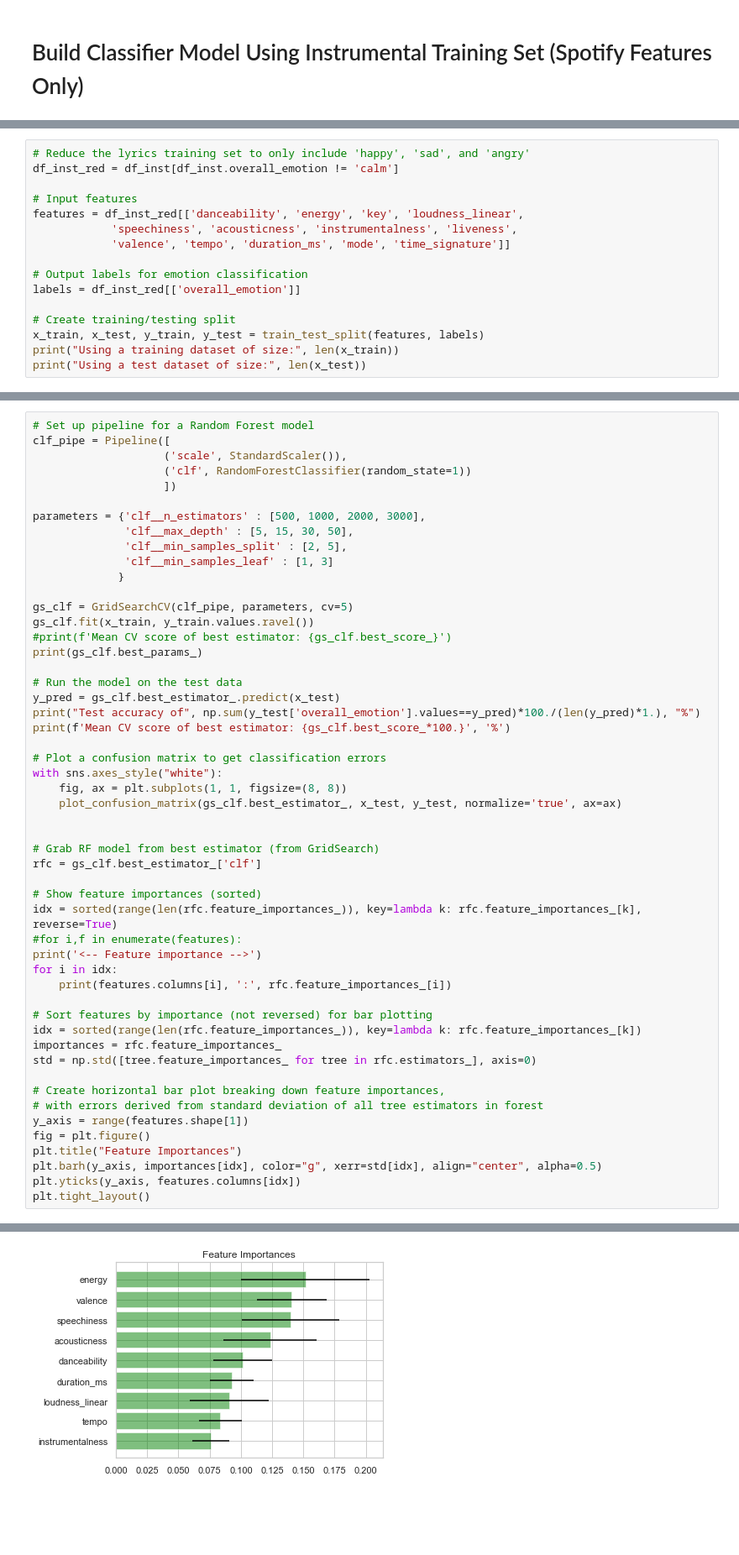
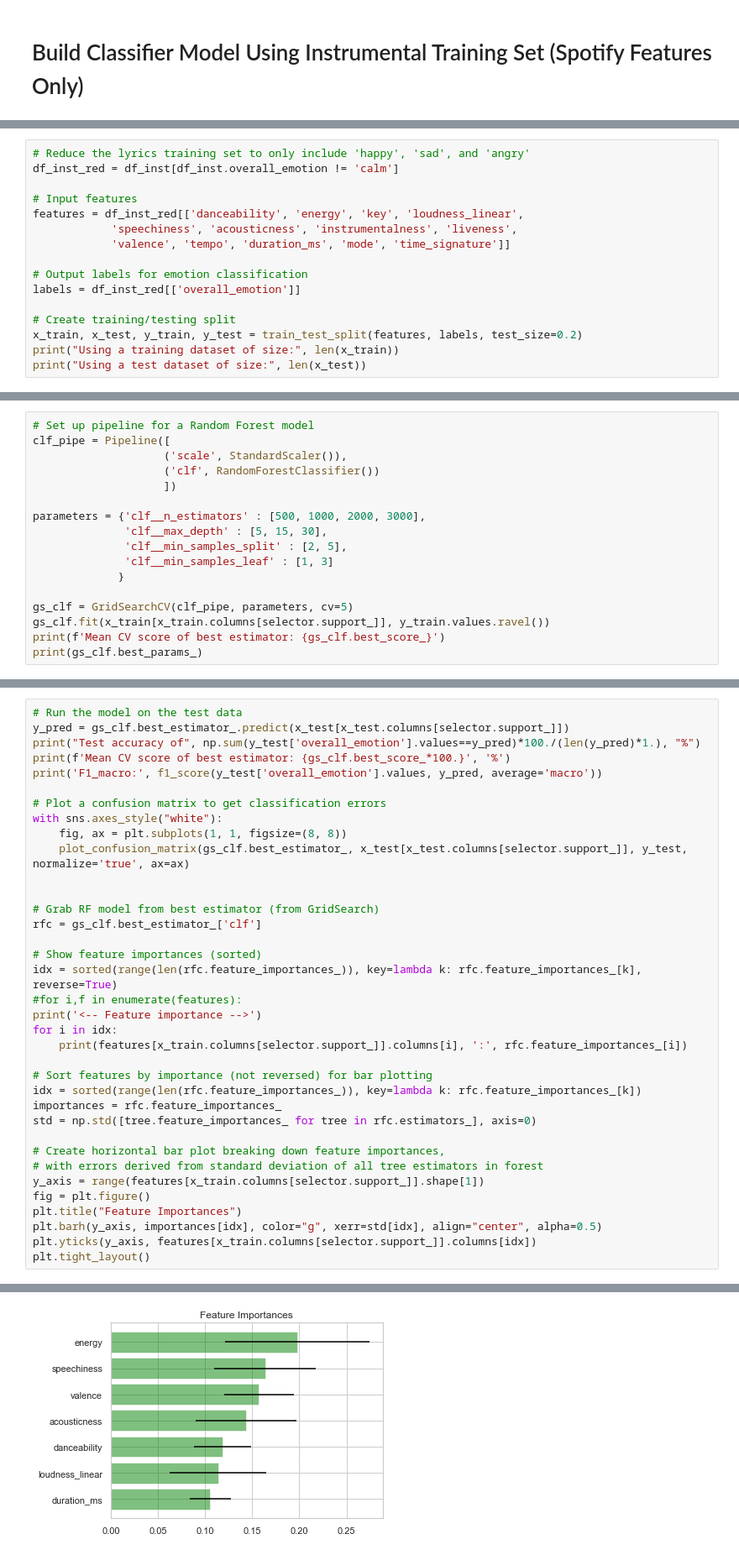
Before and after one commit to jecutter/Emotify_Insight_Project, a Jupyter notebook: Emotify_Project_Dev.ipynb, the cells around one changed output, grey strips where cells are left out. Shown: that part at 84% size. Saved outputs shown, nothing was run; the diff lists cells and outputs as text; blank space fills up the shorter version.

```diff
--- a/Emotify_Project_Dev.ipynb
+++ b/Emotify_Project_Dev.ipynb
@@ -1444,7 +1569,7 @@ features = df_inst_red[['danceability', 'energy', 'key', 'loudness_linear',
 labels = df_inst_red[['overall_emotion']]
 
 # Create training/testing split
-x_train, x_test, y_train, y_test = train_test_split(features, labels)
+x_train, x_test, y_train, y_test = train_test_split(features, labels, test_size=0.2)
 print("Using a training dataset of size:", len(x_train))
 print("Using a test dataset of size:", len(x_test))
 # %% [output]
@@ -1548,0 +1729,17 @@ Mean CV score of best estimator: 63.28522370974967 %
+# %%
+# Set up pipeline for a Random Forest model
+clf_pipe = Pipeline([
+                    ('scale', StandardScaler()),
+                    ('clf', RandomForestClassifier())
+                    ])
+
+parameters = {'clf__n_estimators' : [500, 1000, 2000, 3000],
+              'clf__max_depth' : [5, 15, 30],
+              'clf__min_samples_split' : [2, 5],
+              'clf__min_samples_leaf' : [1, 3]
+             }
+
+gs_clf = GridSearchCV(clf_pipe, parameters, cv=5)
+gs_clf.fit(x_train[x_train.columns[selector.support_]], y_train.values.ravel())
+print(f'Mean CV score of best estimator: {gs_clf.best_score_}')
+print(gs_clf.best_params_)
@@ -1549,30 +1749,14 @@ Mean CV score of best estimator: 63.28522370974967 %
 # %%
-# Set up pipeline for a Random Forest model
-clf_pipe = Pipeline([
-                    ('scale', StandardScaler()),
-                    ('clf', RandomForestClassifier(random_state=1))
-                    ])
-
-parameters = {'clf__n_estimators' : [500, 1000, 2000, 3000],
-              'clf__max_depth' : [5, 15, 30, 50],
-              'clf__min_samples_split' : [2, 5],
-              'clf__min_samples_leaf' : [1, 3]
-             }
-
-gs_clf = GridSearchCV(clf_pipe, parameters, cv=5)
-gs_clf.fit(x_train, y_train.values.ravel())
-#print(f'Mean CV score of best estimator: {gs_clf.best_score_}')
-print(gs_clf.best_params_)
-
 # Run the model on the test data
-y_pred = gs_clf.best_estimator_.predict(x_test)
+y_pred = gs_clf.best_estimator_.predict(x_test[x_test.columns[selector.support_]])
 print("Test accuracy of", np.sum(y_test['overall_emotion'].values==y_pred)*100./(len(y_pred)*1.), "%")
 print(f'Mean CV score of best estimator: {gs_clf.best_score_*100.}', '%')
+print('F1_macro:', f1_score(y_test['overall_emotion'].values, y_pred, average='macro'))
 
 # Plot a confusion matrix to get classification errors
 with sns.axes_style("white"):
     fig, ax = plt.subplots(1, 1, figsize=(8, 8))
-    plot_confusion_matrix(gs_clf.best_estimator_, x_test, y_test, normalize='true', ax=ax)
+    plot_confusion_matrix(gs_clf.best_estimator_, x_test[x_test.columns[selector.support_]], y_test, normalize='true', ax=ax)
 
 
 # Grab RF model from best estimator (from GridSearch)
@@ -1583,7 +1767,7 @@ idx = sorted(range(len(rfc.feature_importances_)), key=lambda k: rfc.feature_imp
 #for i,f in enumerate(features):
 print('<-- Feature importance -->')
 for i in idx:
-    print(features.columns[i], ':', rfc.feature_importances_[i])
+    print(features[x_train.columns[selector.support_]].columns[i], ':', rfc.feature_importances_[i])
 
 # Sort features by importance (not reversed) for bar plotting
 idx = sorted(range(len(rfc.feature_importances_)), key=lambda k: rfc.feature_importances_[k])
@@ -1592,10 +1776,10 @@ std = np.std([tree.feature_importances_ for tree in rfc.estimators_], axis=0)
 
 # Create horizontal bar plot breaking down feature importances,
 # with errors derived from standard deviation of all tree estimators in forest
-y_axis = range(features.shape[1])
+y_axis = range(features[x_train.columns[selector.support_]].shape[1])
 fig = plt.figure()
 plt.title("Feature Importances")
 plt.barh(y_axis, importances[idx], color="g", xerr=std[idx], align="center", alpha=0.5)
-plt.yticks(y_axis, features.columns[idx])
+plt.yticks(y_axis, features[x_train.columns[selector.support_]].columns[idx])
 plt.tight_layout()
 # %% [output]
@@ -1616 +1798 @@ instrumentalness : 0.07581448542051737
-[figure, old version]
+[figure, new version]
```
Also changed, not shown: parts of 54 cells of this notebook, 1 other file.
